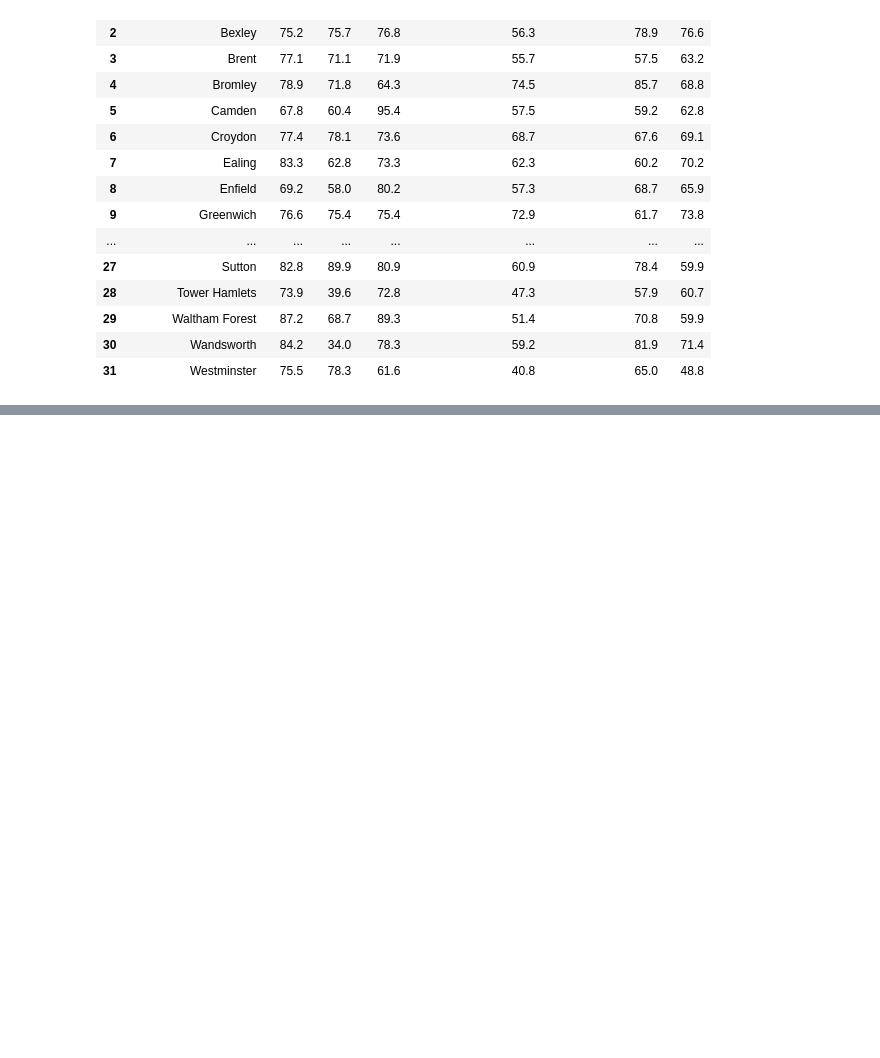
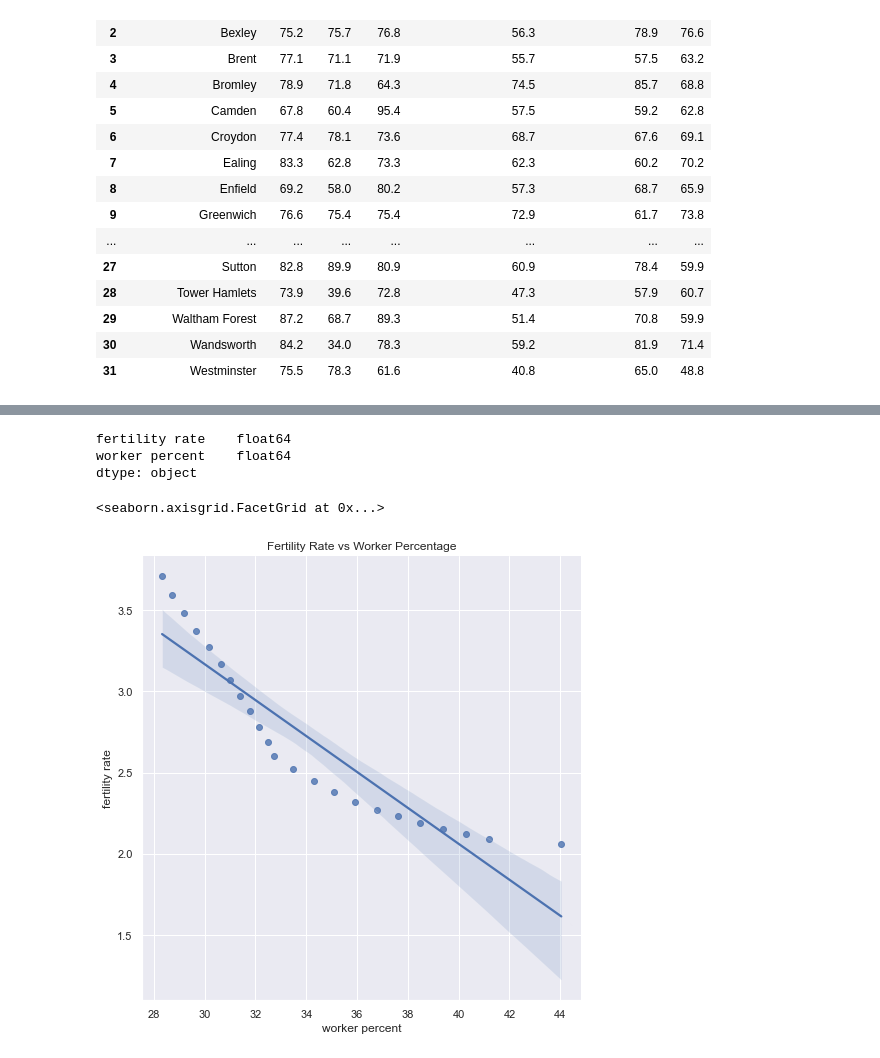
Before and after one commit to EarthmanAman/shared, a Jupyter notebook: 3 graphs.ipynb, the cells around one changed output, grey strips where cells are left out. Cells and saved outputs as stored; diff of their text form; code cells hidden in the pictures; blank space fills up the shorter version.

```diff
--- a/3 graphs.ipynb
+++ b/3 graphs.ipynb
@@ -96,0 +97,3 @@ ax.figure.savefig("graph2.png")
+# %%
+emp = pd.read_csv("SLR2.csv")
+emp.head()
@@ -97,2 +107,11 @@ ax.figure.savefig("graph2.png")
+# %%
+emp.dtypes
+# %% [output]
+fertility rate    float64
+worker percent    float64
+dtype: object
 # %%
-gss.head()
+sns.lmplot(x='worker percent', y='fertility rate',data=emp,fit_reg=True, size=7).set(title="Fertility Rate vs Worker Percentage")
+# %% [output]
+<seaborn.axisgrid.FacetGrid at 0x...>
+[figure, added]
```
Also changed, not shown: parts of 11 cells of this notebook, 12 other files.
